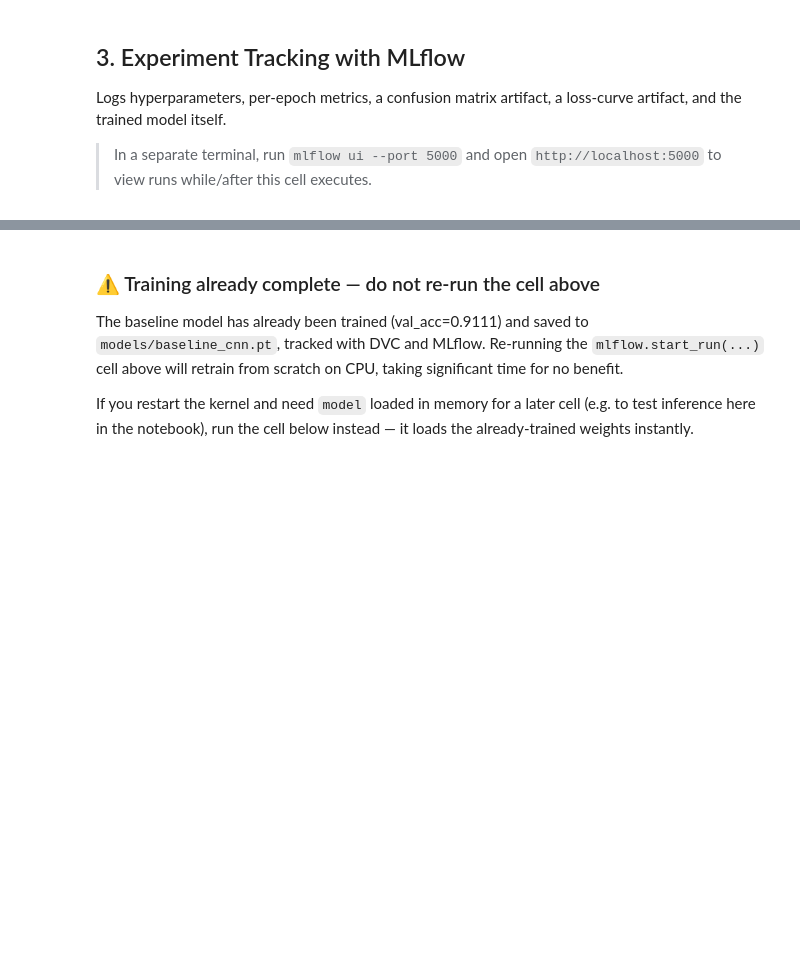
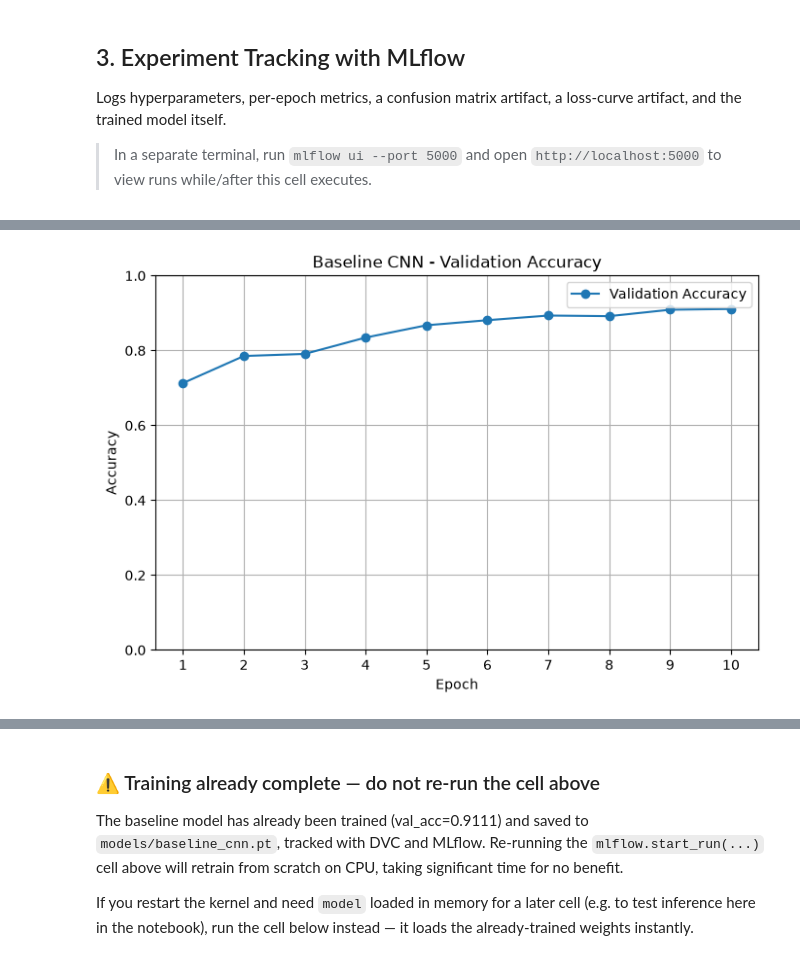
Before and after one commit to adchow31/cats-dogs-mlops, a Jupyter notebook: notebooks/01_train_baseline.ipynb, the cells around one changed output, grey strips where cells are left out. Drawn from its saved outputs; the diff is of its cells as text; code cells hidden in the pictures; blank space fills up the shorter version.

```diff
--- a/notebooks/01_train_baseline.ipynb
+++ b/notebooks/01_train_baseline.ipynb
@@ -441,0 +3375,29 @@ MlflowException: If `serialization_format` is set to 'pt2', then input_example i
+# %%
+# ============================================================
+# 17. VISUALIZE VALIDATION ACCURACY
+# ============================================================
+# This graph shows how classification accuracy changed during
+# the 10 completed training epochs.
+# ============================================================
+
+plt.figure(figsize=(8, 5))
+
+plt.plot(
+    epochs,
+    training_history["val_accuracy"],
+    marker="o",
+    label="Validation Accuracy"
+)
+
+plt.xlabel("Epoch")
+plt.ylabel("Accuracy")
+plt.title("Baseline CNN - Validation Accuracy")
+
+plt.xticks(epochs)
+plt.ylim(0, 1.0)
+plt.legend()
+plt.grid(True)
+
+plt.show()
+# %% [output]
+[figure, added]
```
Also changed, not shown: parts of 19 cells of this notebook, 1 other file.
